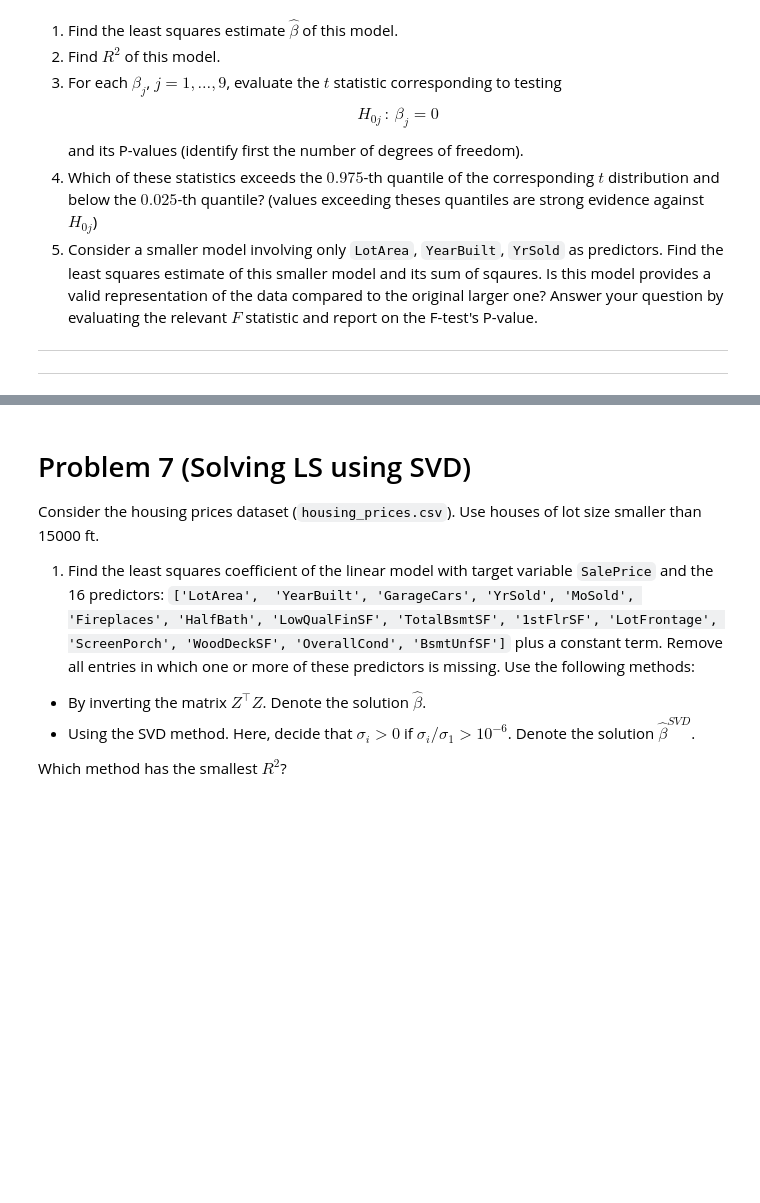
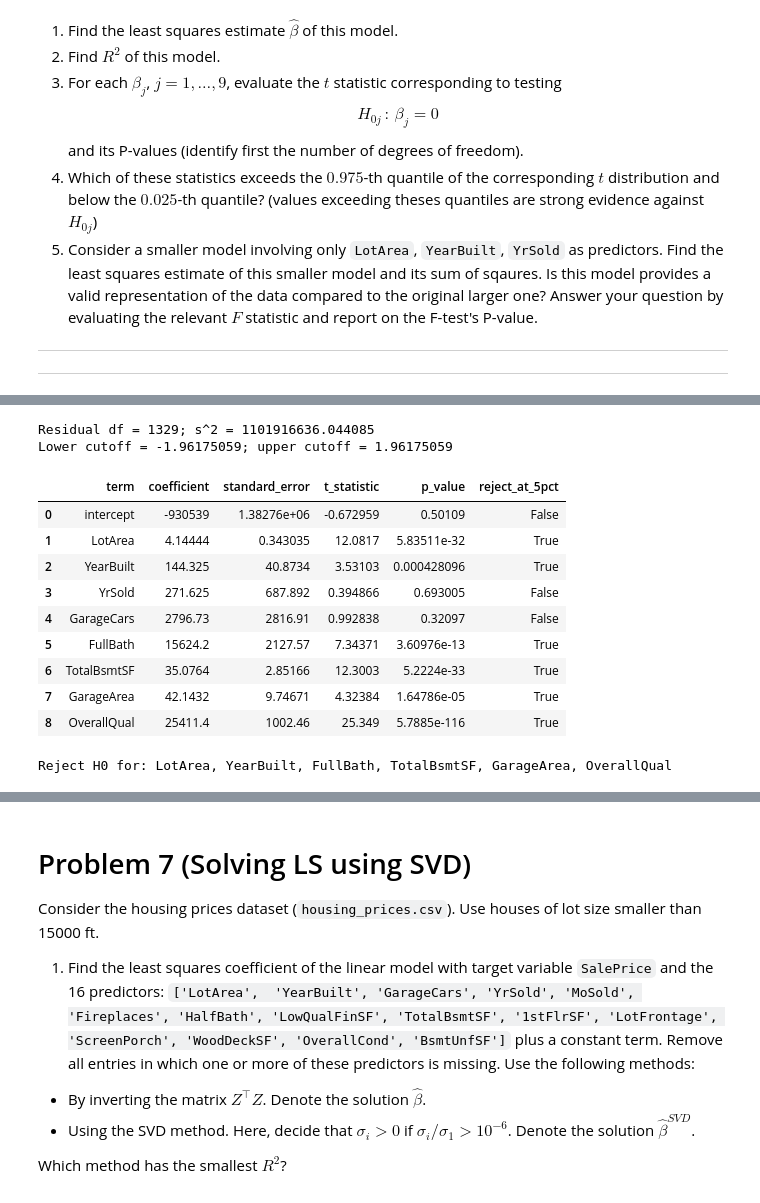
Before and after one commit to MendSe/Advanced-Statistics, a Jupyter notebook: Ex2/hw2.ipynb, the cells around one changed output, grey strips where cells are left out. Drawn from its saved outputs; the diff is of its cells as text; code cells hidden in the pictures; blank space fills up the shorter version.

```diff
--- a/Ex2/hw2.ipynb
+++ b/Ex2/hw2.ipynb
@@ -555,0 +756,23 @@ and its P-values (identify first the number of degrees of freedom).
+# %%
+import numpy as np
+from scipy import stats
+from IPython.display import display
+
+required_q6 = ['SalePrice'] + feat_set1
+if data.loc[:, required_q6].isna().any().any():
+    raise ValueError('Handle missing model values explicitly before fitting.')
+y_q6 = data['SalePrice'].to_numpy(dtype=float)
+Z_q6 = np.column_stack([np.ones(len(data)), data[feat_set1].to_numpy(dtype=float)])
+n_q6, p_q6 = Z_q6.shape
+names_q6 = ['intercept'] + feat_set1
+beta_q6, _, rank_q6, _ = np.linalg.lstsq(Z_q6, y_q6, rcond=None)
+assert rank_q6 == p_q6
+fitted_q6 = Z_q6 @ beta_q6
+residual_q6 = y_q6 - fitted_q6
+sse_q6 = residual_q6 @ residual_q6
+sst_q6 = np.sum((y_q6 - y_q6.mean()) ** 2)
+r2_q6 = 1 - sse_q6 / sst_q6
+
+print(f'n = {n_q6}, p = {p_q6}, rank(Z) = {rank_q6}')
+print(f'SS_full = {sse_q6:.6f}; R^2 = {r2_q6:.8f}')
+display(pd.DataFrame({'term': names_q6, 'coefficient': beta_q6}))
@@ -555,0 +806,36 @@ and its P-values (identify first the number of degrees of freedom).
+# %%
+df_q6 = n_q6 - p_q6
+s2_q6 = sse_q6 / df_q6
+# Z = QR implies (Z.T Z)^(-1) = R^(-1) R^(-T).
+R_q6 = np.linalg.qr(Z_q6, mode='reduced')[1]
+R_inv_q6 = np.linalg.solve(R_q6, np.eye(p_q6))
+cov_beta_q6 = s2_q6 * R_inv_q6 @ R_inv_q6.T
+se_q6 = np.sqrt(np.diag(cov_beta_q6))
+t_q6 = beta_q6 / se_q6
+p_values_q6 = 2 * stats.t.sf(np.abs(t_q6), df_q6)
+lower_q6, upper_q6 = stats.t.ppf([0.025, 0.975], df_q6)
+reject_q6 = (t_q6 < lower_q6) | (t_q6 > upper_q6)
+
+tests_q6 = pd.DataFrame({
+    'term': names_q6, 'coefficient': beta_q6, 'standard_error': se_q6,
+    't_statistic': t_q6, 'p_value': p_values_q6, 'reject_at_5pct': reject_q6,
+})
+print(f'Residual df = {df_q6}; s^2 = {s2_q6:.6f}')
+print(f'Lower cutoff = {lower_q6:.8f}; upper cutoff = {upper_q6:.8f}')
+with pd.option_context('display.float_format', '{:.6g}'.format):
+    display(tests_q6)
+print('Reject H0 for:', ', '.join(tests_q6.loc[reject_q6, 'term']))
+# %% [output]
+Residual df = 1329; s^2 = 1101916636.044085
+Lower cutoff = -1.96175059; upper cutoff = 1.96175059
+|  | term | coefficient | standard_error | t_statistic | p_value | reject_at_5pct |
+| 0 | intercept | -930539 | 1.38276e+06 | -0.672959 | 0.50109 | False |
+| 1 | LotArea | 4.14444 | 0.343035 | 12.0817 | 5.83511e-32 | True |
+| 2 | YearBuilt | 144.325 | 40.8734 | 3.53103 | 0.000428096 | True |
+| 3 | YrSold | 271.625 | 687.892 | 0.394866 | 0.693005 | False |
+| 4 | GarageCars | 2796.73 | 2816.91 | 0.992838 | 0.32097 | False |
+| 5 | FullBath | 15624.2 | 2127.57 | 7.34371 | 3.60976e-13 | True |
+| 6 | TotalBsmtSF | 35.0764 | 2.85166 | 12.3003 | 5.2224e-33 | True |
+| 7 | GarageArea | 42.1432 | 9.74671 | 4.32384 | 1.64786e-05 | True |
+| 8 | OverallQual | 25411.4 | 1002.46 | 25.349 | 5.7885e-116 | True |
+Reject H0 for: LotArea, YearBuilt, FullBath, TotalBsmtSF, GarageArea, OverallQual
```
Also changed, not shown: parts of 24 cells of this notebook, 1 other file.
